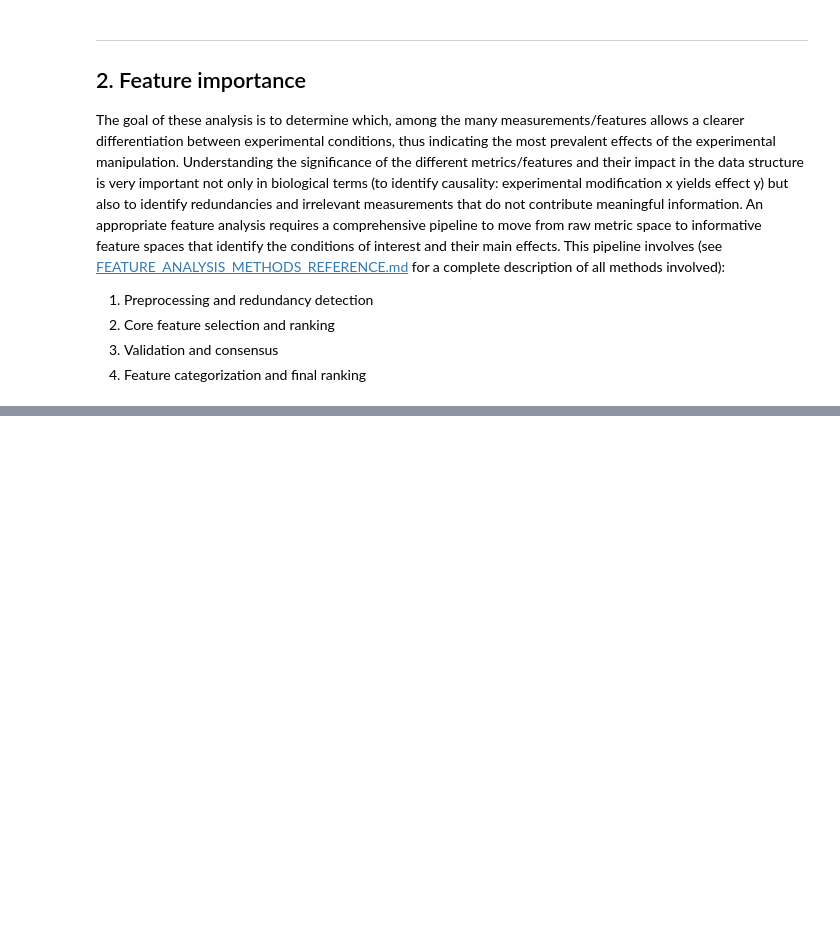
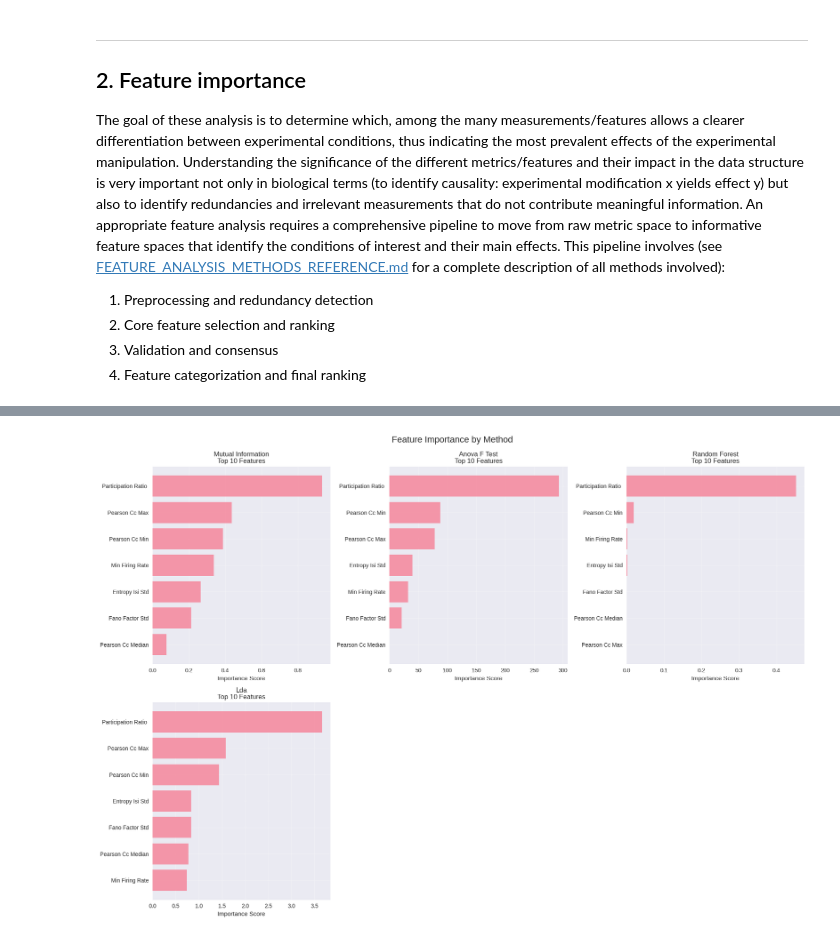
Before and after one commit to CNNC-Lab/mea-flow, a Jupyter notebook: notebooks/04_feature_based_analysis.ipynb, the cells around one changed output, grey strips where cells are left out. Drawn from its saved outputs; the diff is of its cells as text; code cells hidden in the pictures; blank space fills up the shorter version.

```diff
--- a/notebooks/04_feature_based_analysis.ipynb
+++ b/notebooks/04_feature_based_analysis.ipynb
@@ -702,0 +356,31 @@ Best method: random_forest with nan accuracy
+# %%
+# Plot feature importance for each method
+fig, axes = plt.subplots(2, 3, figsize=(18, 12))
+axes = axes.flatten()
+
+for idx, (method_name, importance_result) in enumerate(results.importance_results.items()):
+    if idx < len(axes):
+        ax = axes[idx]
+
+        # Get top 10 features for this method
+        top_features = importance_result.scores.nlargest(10, 'importance')
+
+        # Create bar plot
+        y_pos = np.arange(len(top_features))
+        bars = ax.barh(y_pos, top_features['importance'], alpha=0.7)
+        ax.set_yticks(y_pos)
+        ax.set_yticklabels([name.replace('_', ' ').title()[:20] for name in top_features['feature']])
+        ax.invert_yaxis()
+        ax.set_xlabel('Importance Score')
+        ax.set_title(f'{method_name.replace("_", " ").title()}\nTop 10 Features')
+        ax.grid(True, alpha=0.3)
+
+# Remove empty subplots
+for idx in range(len(results.importance_results), len(axes)):
+    fig.delaxes(axes[idx])
+
+plt.tight_layout()
+plt.suptitle('Feature Importance by Method', fontsize=16, y=1.02)
+plt.show()
+# %% [output]
+[figure, added]
```
Also changed, not shown: parts of 40 cells of this notebook, 11 other files.
